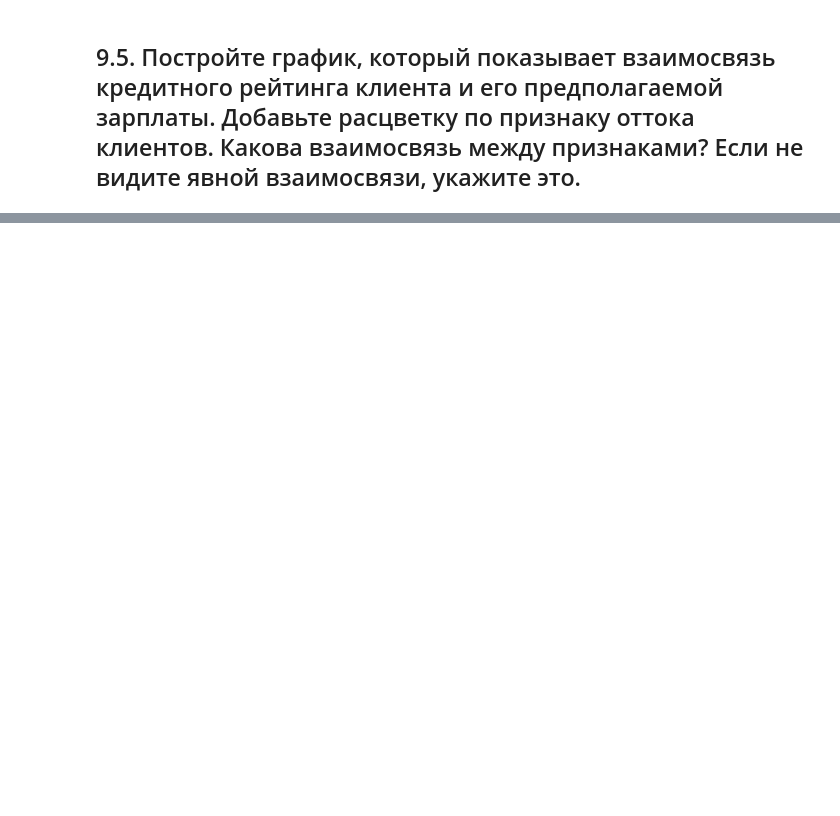
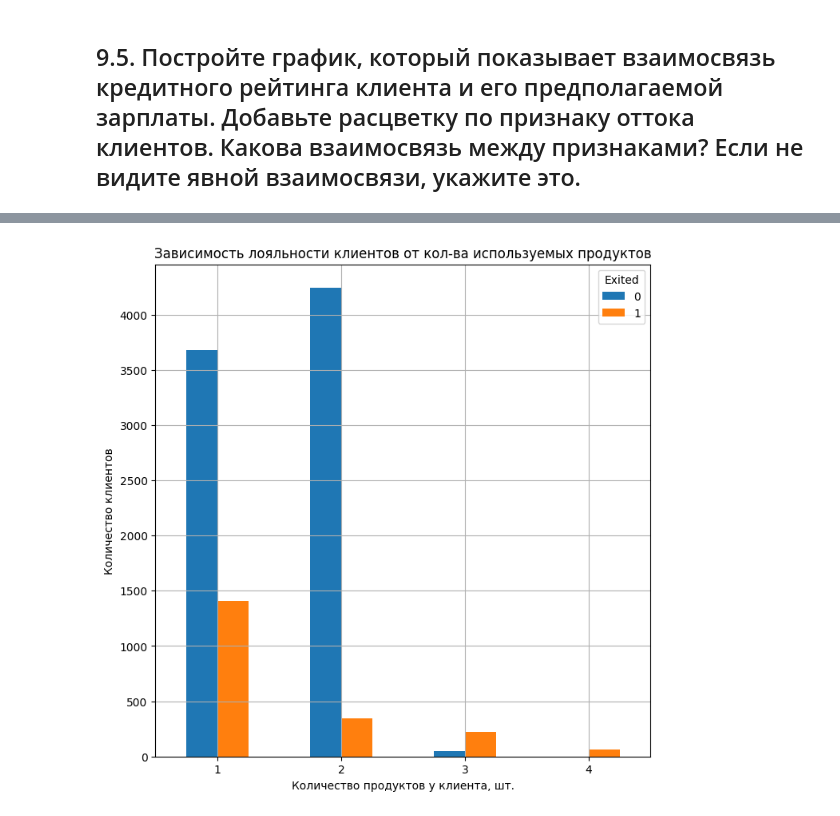
Before and after one commit to Alevtina529/SF_ds, a Jupyter notebook: PY 13 Визуализация/Закрепление PY13.ipynb, the cells around one changed output, grey strips where cells are left out. Cells and saved outputs as stored; diff of their text form; code cells hidden in the pictures; blank space fills up the shorter version.

```diff
--- a/PY 13 Визуализация/Закрепление PY13.ipynb
+++ b/PY 13 Визуализация/Закрепление PY13.ipynb
@@ -158,0 +178,21 @@ fig.show()
+# %%
+churn_pivot = ch_d.pivot_table(
+    values='CustomerId',
+    index='NumOfProducts',
+    columns='Exited',
+    aggfunc='count'
+)
+churn_pivot = churn_pivot.fillna(0) # заменяем на 0 возможные пропуски данных
+
+fig_7, axes_7 = plt.subplots(figsize=(8, 8))
+churn_pivot.plot(
+    kind='bar',
+    ax=axes_7
+)
+axes_7.set_title('Зависимость лояльности клиентов от кол-ва используемых продуктов')
+axes_7.set_xlabel('Количество продуктов у клиента, шт.')
+axes_7.set_ylabel('Количество клиентов')
+axes_7.tick_params(axis='x', labelrotation = 0)
+axes_7.grid()
+# %% [output]
+[figure, added]
```
Also changed, not shown: parts of 8 cells of this notebook.
